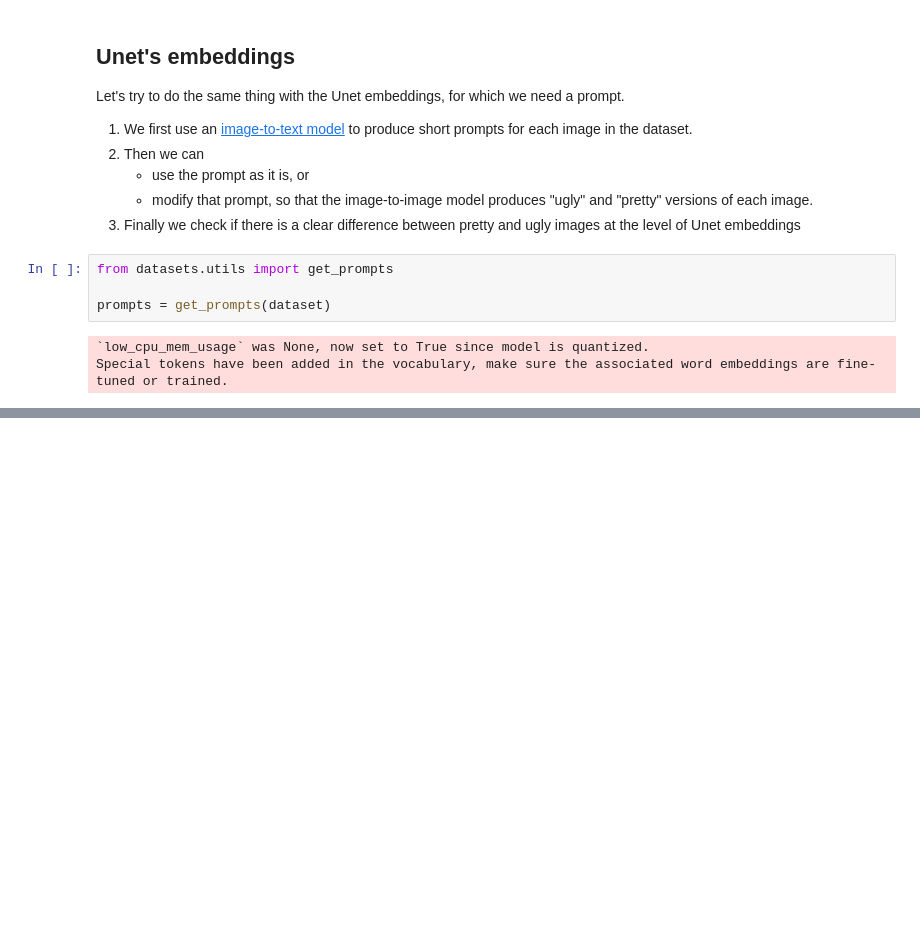
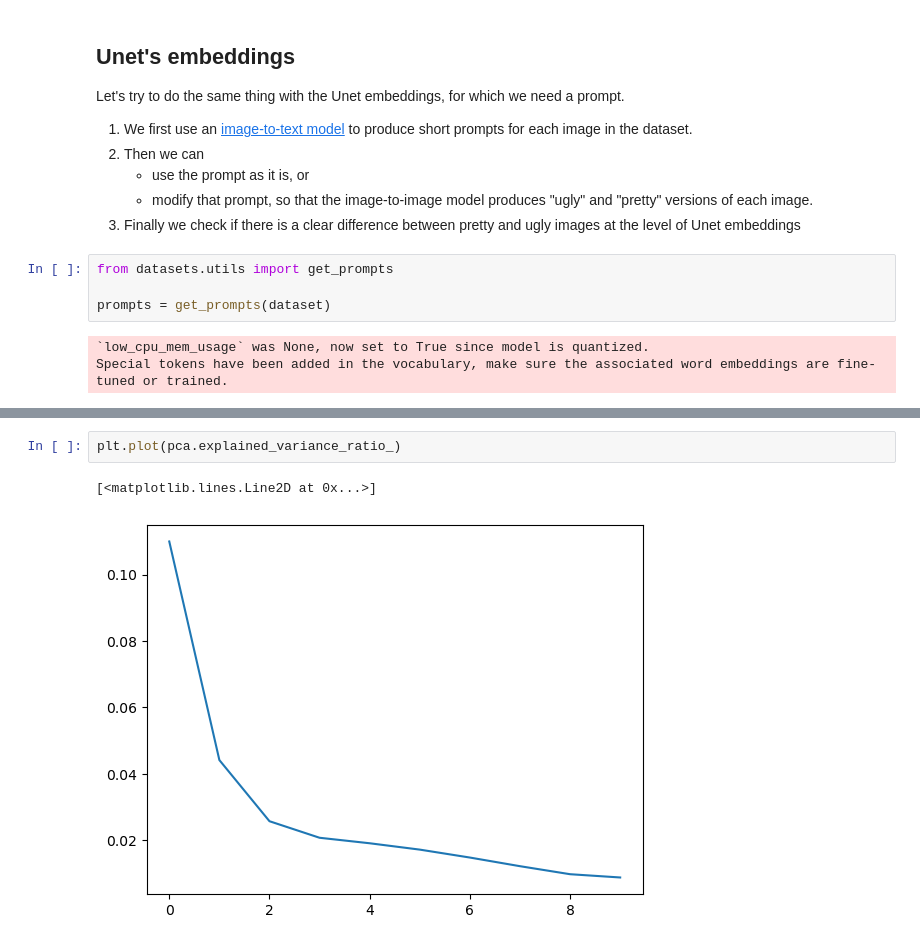
Before and after one commit to eloMG/gen-ai-photography, a Jupyter notebook: esthetic.ipynb, the cells around one changed output, grey strips where cells are left out. Saved outputs shown, nothing was run; the diff lists cells and outputs as text; blank space fills up the shorter version.

```diff
--- a/esthetic.ipynb
+++ b/esthetic.ipynb
@@ -324,0 +363,5 @@ l = ['Two butterflies are perched on a plant, one on the left and the other on t
+# %%
+plt.plot(pca.explained_variance_ratio_)
+# %% [output]
+[<matplotlib.lines.Line2D at 0x...>]
+[figure, added]
```
Also changed, not shown: parts of 17 cells of this notebook.
